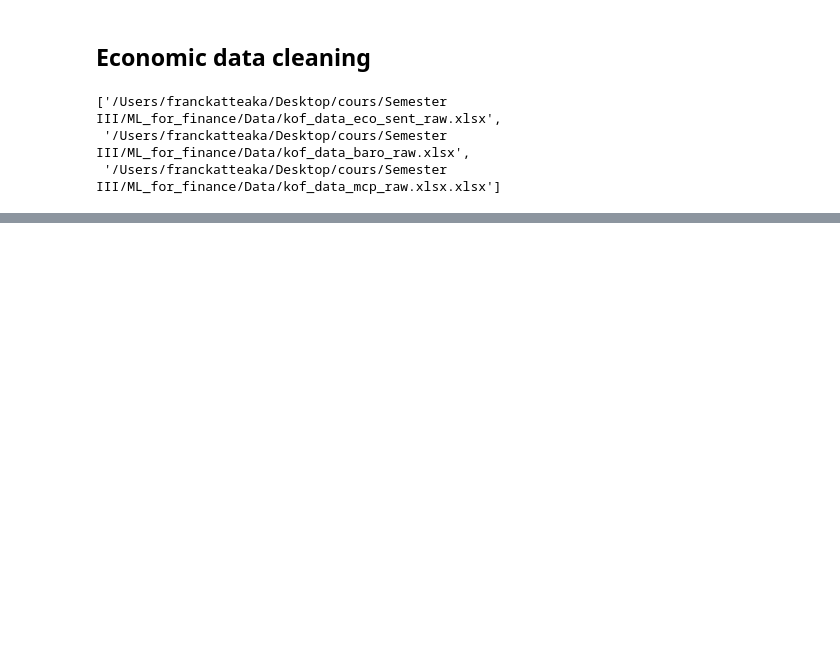
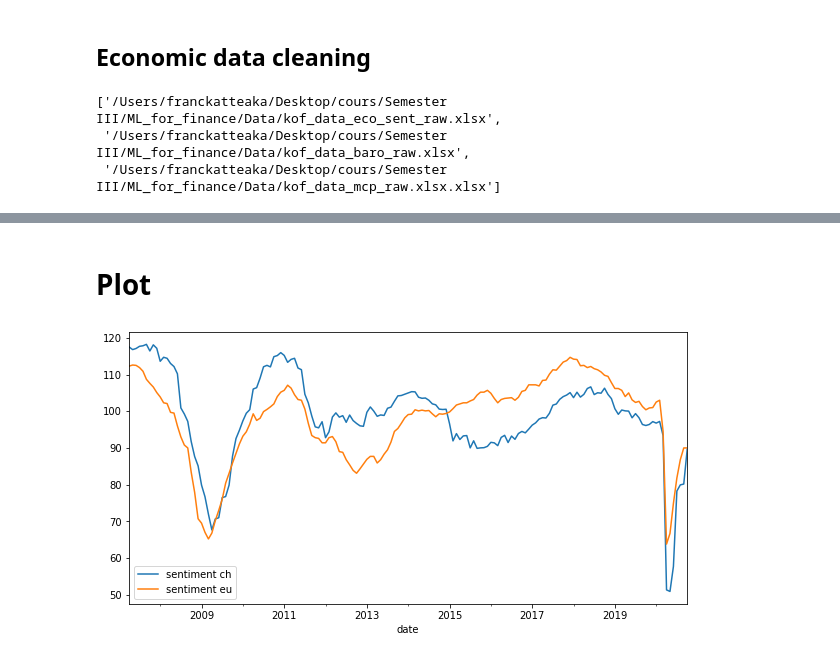
Before and after one commit to franckatte/ML_For_Finance, a Jupyter notebook: explanatory.ipynb, the cells around one changed output, grey strips where cells are left out. Cells and saved outputs as stored; diff of their text form; code cells hidden in the pictures; blank space fills up the shorter version.

```diff
--- a/explanatory.ipynb
+++ b/explanatory.ipynb
@@ -124,0 +285,7 @@ df_eco_raw = df_eco_raw.dropna()
+# %% [markdown]
+# Plot
+# %%
+df_eco_raw.plot(figsize =(10,5))
+plt.show()
+# %% [output]
+[figure, added]
```
Also changed, not shown: parts of 28 cells of this notebook.
